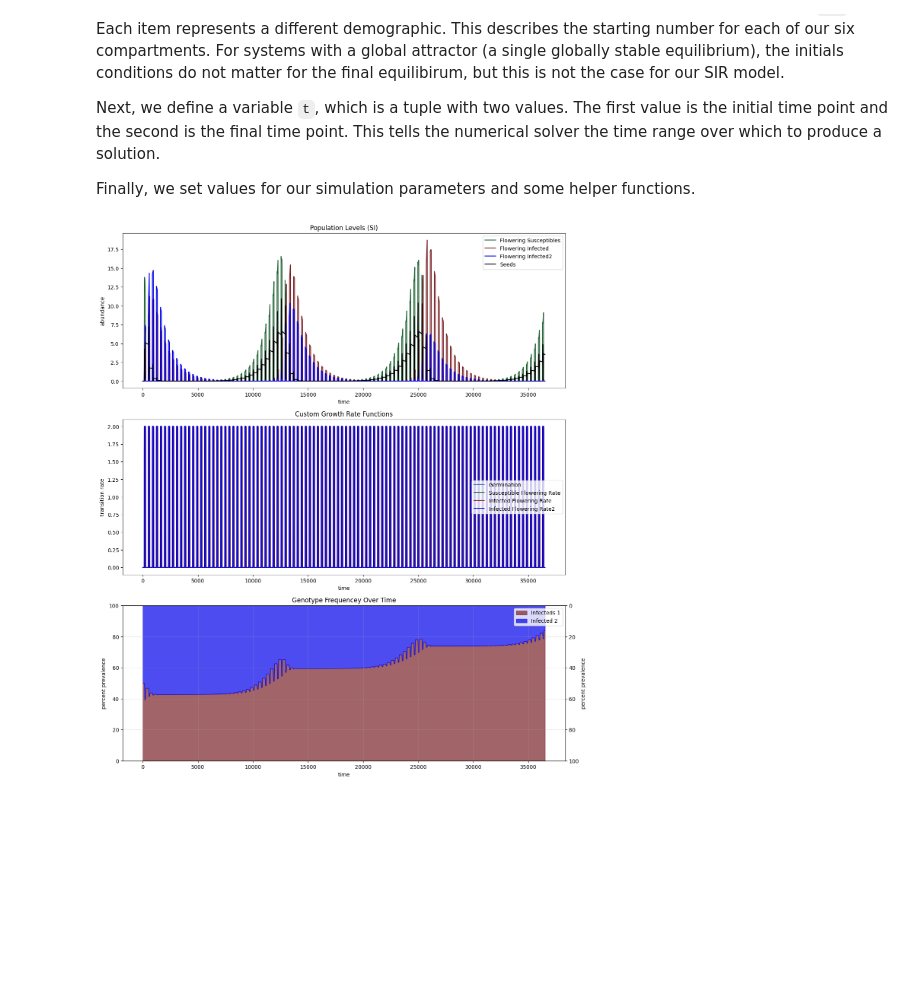
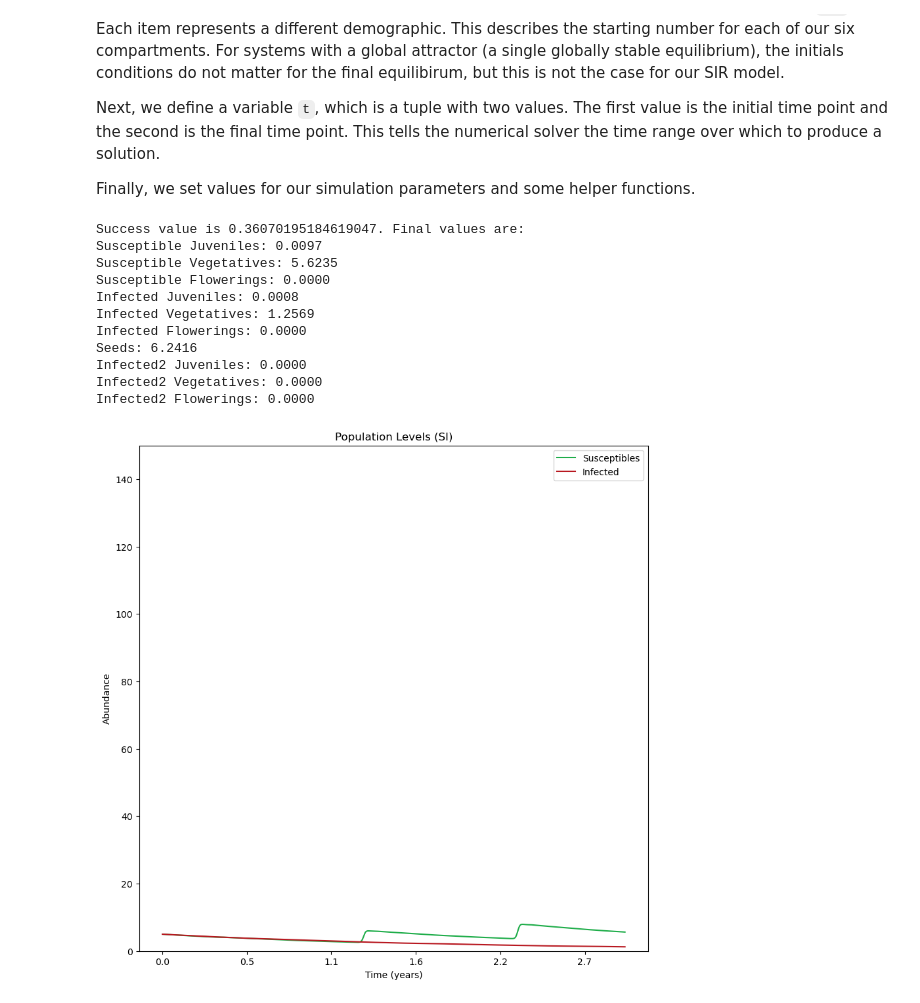
Before and after one commit to bds062/Host-Pathogen-Evolutionary-Dynamics-Model, a Jupyter notebook: Final_Model.ipynb, the cells around one changed output. Drawn from its saved outputs; the diff is of its cells as text; code cells hidden in the pictures; blank space fills up the shorter version.

```diff
--- a/Final_Model.ipynb
+++ b/Final_Model.ipynb
@@ -368,21 +371,39 @@ class RasterModel:
         plt.show()
 # %%
 #EXAMPLE USAGE
-param1_values = np.linspace(.25/365, 5/365, 10)
-param2_values = np.linspace(0, 365, 40)
+param1_values = np.linspace(0, 365, 13)
+param2_values = np.linspace(0, 365, 13)
 
 # Initialize the model
-model = Model()
+model = Model(germination_offset=60, infected_offset=300)
 
 #Initialize GraphModel with the model
 graph_model=GraphModel(model)
-graph_model.graph()
+I_prop60=graph_model.graph()
 
-# Initialize RasterModel with the parameters to raster
-# raster_model = RasterModel(model, 'Bj', 'infected_offset', param1_values, param2_values)
+# model2 = Model(germination_offset=180)
+# graph_model2=GraphModel(model2)
+# I_prop180=graph_model2.graph()
+
+# model3 = Model(germination_offset=0)
+# graph_model3=GraphModel(model3)
+# I_prop0=graph_model3.graph()
+# # Initialize RasterModel with the parameters to raster
+# raster_model = RasterModel(model, 'infected_offset', 'germination_offset', param1_values, param2_values)
 
 # Run raster and plot heatmap
 # raster_model.raster()
 # raster_model.plot_heatmap()
 # %% [output]
+Success value is 0.36070195184619047. Final values are:
+Susceptible Juveniles: 0.0097
+Susceptible Vegetatives: 5.6235
+Susceptible Flowerings: 0.0000
+Infected Juveniles: 0.0008
+Infected Vegetatives: 1.2569
+Infected Flowerings: 0.0000
+Seeds: 6.2416
+Infected2 Juveniles: 0.0000
+Infected2 Vegetatives: 0.0000
+Infected2 Flowerings: 0.0000
-[figure, old version]
+[figure, new version]
```
Also changed, not shown: parts of 6 cells of this notebook, 2 other files.
